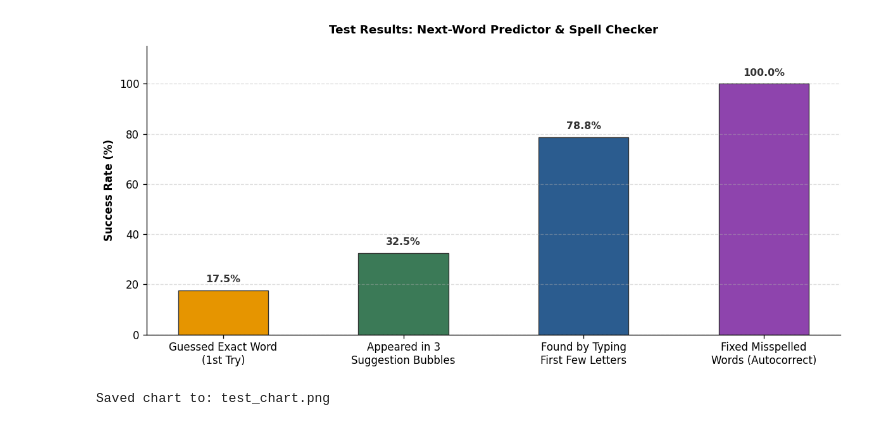
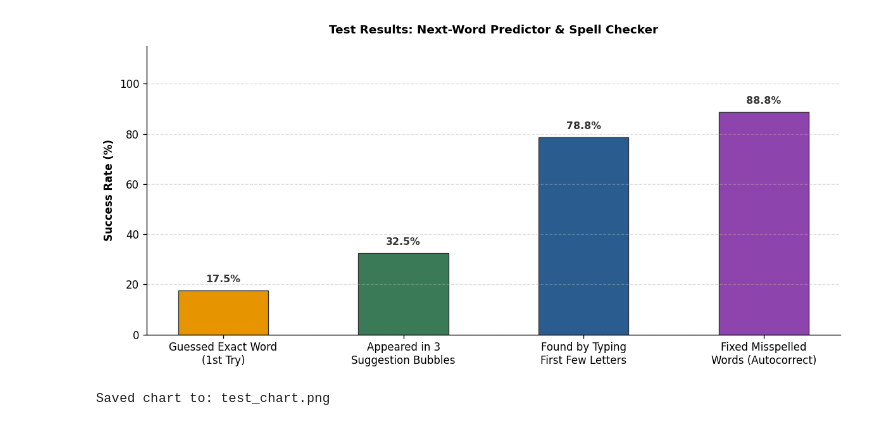
Before and after one commit to kelly-neil/linearalgebra-nextword, a Jupyter notebook: testing_results.ipynb, the cells around one changed output. Cells and saved outputs as stored; diff of their text form; code cells hidden in the pictures.

Commit message:
Add more tests for autocorrect

```diff
--- a/testing_results.ipynb
+++ b/testing_results.ipynb
@@ -24,10 +24,24 @@ sample_size = 80
 rng = random.Random(42)
 test_cases = []
 seen_windows = 0
+TYPO_TYPES = ("deletion", "insertion", "substitution")
+typo_pool_size = sample_size * 2
+typo_rng = random.Random(42)
+typo_pool = []
+seen_long_words = 0
 for corpus_path in corpus_files:
     with open(corpus_path, "r", encoding="utf-8") as corpus_file:
         for line in corpus_file:
             words = re.findall(r"[a-z]+", line.lower())
+            for w in words:
+                if len(w) >= 4:
+                    seen_long_words += 1
+                    if len(typo_pool) < typo_pool_size:
+                        typo_pool.append(w)
+                    else:
+                        r = typo_rng.randrange(seen_long_words)
+                        if r < typo_pool_size:
+                            typo_pool[r] = w
             for next_index in range(3, len(words)):
                 seen_windows += 1
                 case = {
@@ -44,16 +58,49 @@ for corpus_path in corpus_files:
 if not test_cases:
     raise ValueError("No three-word contexts found in the loaded corpus.")
 
+QWERTY_NEIGHBORS = {
+    "a": "qwsz", "b": "vghn", "c": "xdfv", "d": "erfcxs", "e": "wsdr",
+    "f": "rtgvcd", "g": "tyhbvf", "h": "yujnbg", "i": "ujko", "j": "uikmnh",
+    "k": "iolmj", "l": "opk", "m": "njk", "n": "bhjm", "o": "iklp",
+    "p": "ol", "q": "wa", "r": "edft", "s": "awedxz", "t": "rfgy",
+    "u": "yhji", "v": "cfgb", "w": "qase", "x": "zsdc", "y": "tghu",
+    "z": "asx",
+}
+
+def make_typo(word, typo_type):
+    mid = len(word) // 2
+    # Try edit positions radiating outward from the middle of the word.
+    positions = sorted(range(len(word)), key=lambda p: abs(p - mid))
+    if typo_type == "deletion":
+        for p in positions:
+            cand = word[:p] + word[p + 1:]
+            if cand not in idx:
+                return cand
+    elif typo_type == "insertion":
+        for p in positions:
+            for ch in QWERTY_NEIGHBORS.get(word[p], ""):
+                cand = word[:p + 1] + ch + word[p + 1:]
+                if cand not in idx:
+                    return cand
+    elif typo_type == "substitution":
+        for p in positions:
+            for ch in QWERTY_NEIGHBORS.get(word[p], ""):
+                cand = word[:p] + ch + word[p + 1:]
+                if cand not in idx:
+                    return cand
+    return None
+
+pool_iter = iter(typo_pool)
+
 exact_match_hits = 0
 in_suggestions_hits = 0
 typing_filter_hits = 0
 spell_check_hits = 0
 spell_check_tests = 0
-spell_check_limit = 4
 total_tests = len(test_cases)
 
 print(f"\nRunning {total_tests} sampled tests from {seen_windows} corpus contexts (seed=42)...")
-print(f"Autocorrect is checked on up to {spell_check_limit} eligible sample words.")
+print(f"Autocorrect is checked on {total_tests} sampled words (deletion/insertion/substitution).")
 print("These are in-corpus replay results, not held-out accuracy.\n")
 
 for i, test in enumerate(test_cases, 1):
@@ -74,26 +121,25 @@ for i, test in enumerate(test_cases, 1):
     is_filter_success = target in filtered_suggestions
     if is_filter_success: typing_filter_hits += 1
 
-    # Test autocorrect with an omitted internal character when it creates an unknown word.
-    typo_word = None
-    corrected_words = []
-    is_spell_check_success = None
-    if len(target) >= 4 and spell_check_tests < spell_check_limit:
-        typo_index = len(target) // 2
-        typo_word = target[:typo_index] + target[typo_index + 1:]
-        if typo_word not in idx:
-            corrected_words = [w.lower() for w in autocorrect(typo_word, k=3)]
-            is_spell_check_success = target in corrected_words
-            spell_check_tests += 1
-            if is_spell_check_success: spell_check_hits += 1
+    # Test autocorrect across deletion, insertion, and substitution (falling back to a sampled word if needed).
+    typo_type = TYPO_TYPES[(i - 1) % len(TYPO_TYPES)]
+    typo_target = target
+    typo_word = make_typo(target, typo_type) if len(target) >= 4 else None
+    while typo_word is None:
+        typo_target = next(pool_iter)
+        typo_word = make_typo(typo_target, typo_type)
+    corrected_words = [w.lower() for w in autocorrect(typo_word, k=3)]
+    is_spell_check_success = typo_target in corrected_words
+    spell_check_tests += 1
+    if is_spell_check_success: spell_check_hits += 1
 
     print(f"Test {i}: Typing '{context}' -> Looking for '{target}'")
     print(f"   -> 3 Suggestion Bubbles: {suggestions} (Was right word included? {is_in_suggestions})")
     print(f"   -> Typing start of word '{prefix}': {filtered_suggestions} (Found? {is_filter_success})")
-    if is_spell_check_success is not None:
+    if typo_target == target:
         print(f"   -> Fixing typo '{typo_word}': {corrected_words} (Fixed? {is_spell_check_success})\n")
     else:
-        print("   -> Skipped typo check (no suitable unknown typo)\n")
+        print(f"   -> Fixing typo '{typo_word}' (for '{typo_target}'): {corrected_words} (Fixed? {is_spell_check_success})\n")
 
 # Calculate simple percentages
 score_exact = (exact_match_hits / total_tests) * 100
@@ -162,3 +208,3 @@ Fixed misspelled words (autocorrect)       | 100.0% (4/4)
 ------------------------------------------------------------------
-[figure, old version]
+[figure, new version]
 Saved chart to: test_chart.png
```
Also changed, not shown: parts of 1 cell of this notebook, 1 other file.
